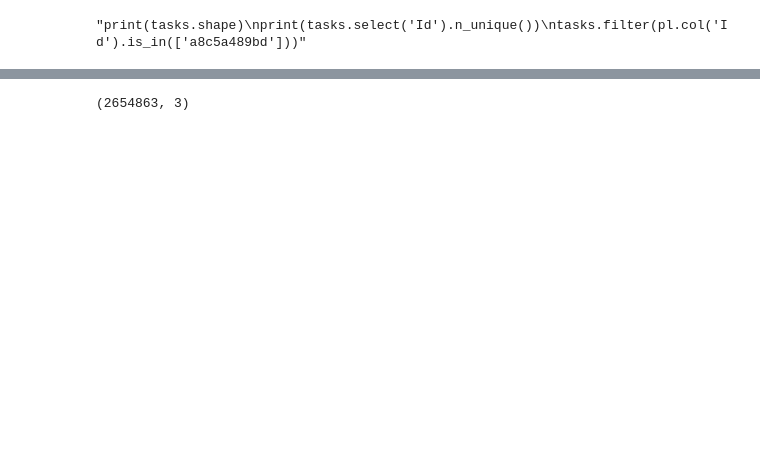
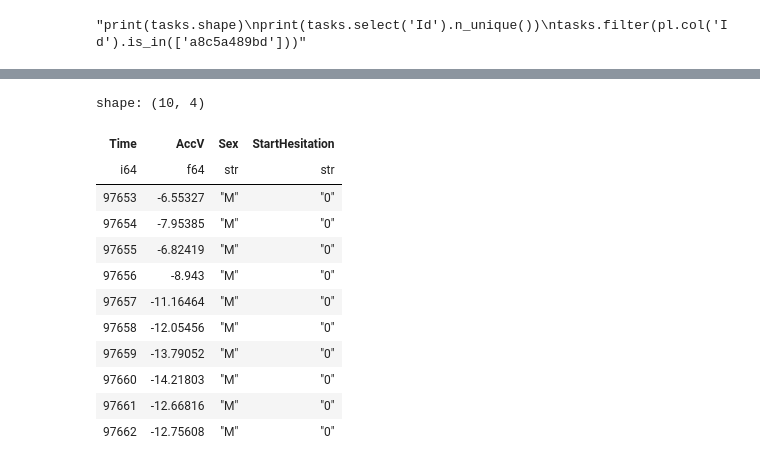
Before and after one commit to sumaniitm/parkinsons-freezing-gait-prediction, a Jupyter notebook: eda-on-data-using-polars.ipynb, the cells around one changed output, grey strips where cells are left out. Saved outputs shown, nothing was run; the diff lists cells and outputs as text; code cells hidden in the pictures; blank space fills up the shorter version.

```diff
--- a/eda-on-data-using-polars.ipynb
+++ b/eda-on-data-using-polars.ipynb
@@ -288,7 +285,20 @@ gc.collect()
+# %%
+
+temp.head(10)
+# %% [output]
+shape: (10, 4)
+| Time | AccV | Sex | StartHesitation |
+| i64 | f64 | str | str |
+| 97653 | -6.55327 | "M" | "0" |
+| 97654 | -7.95385 | "M" | "0" |
+| 97655 | -6.82419 | "M" | "0" |
+| 97656 | -8.943 | "M" | "0" |
+| 97657 | -11.16464 | "M" | "0" |
+| 97658 | -12.05456 | "M" | "0" |
+| 97659 | -13.79052 | "M" | "0" |
+| 97660 | -14.21803 | "M" | "0" |
+| 97661 | -12.66816 | "M" | "0" |
+| 97662 | -12.75608 | "M" | "0" |
 # %%
-temp = defog_train_data_with_metadata.filter(pl.col('Visit')==1).select('Time','AccV','StartHesitation')
-print(temp.shape)
-fig = px.scatter(temp, x="Time", y="AccV", color='StartHesitation')
-fig.show()
+temp_pdf = temp.to_pandas()
+fig = px.scatter(temp_pdf, x='Time', y='AccV', color='StartHesitation', facet_col="Sex")
-# %% [output]
-(2654863, 3)
```
Also changed, not shown: parts of 12 cells of this notebook.
